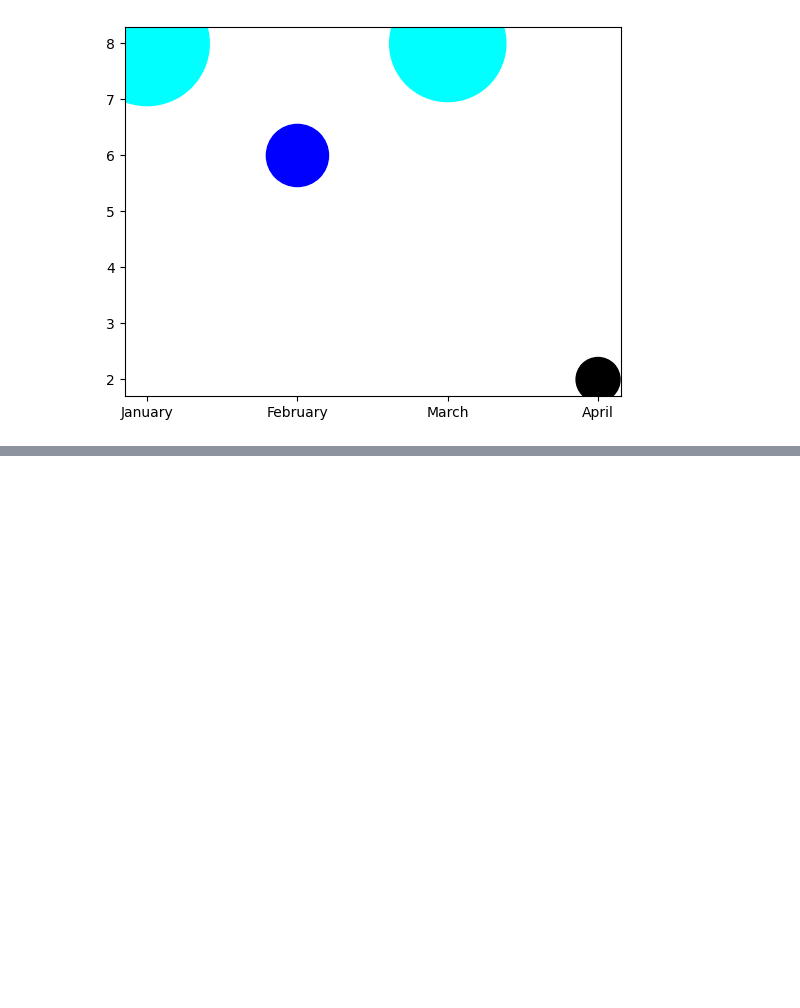
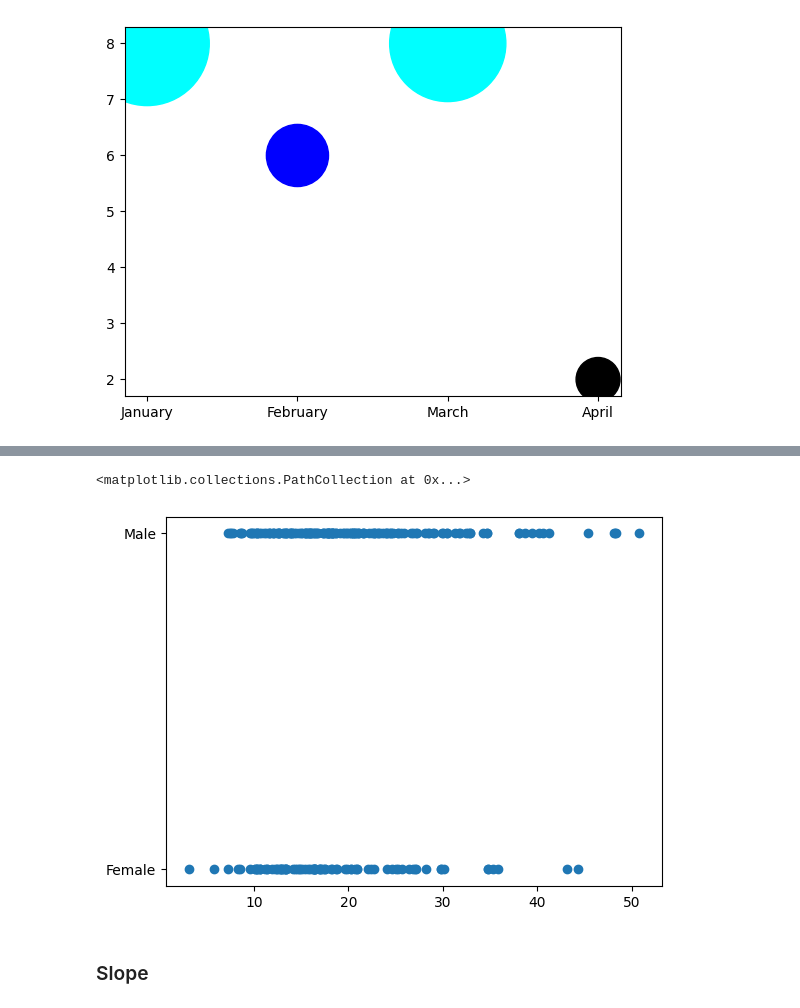
Before and after one commit to kazmierczakP/DataScienceNotebooks, a Jupyter notebook: Visualization.ipynb, the cells around one changed output, grey strips where cells are left out. Saved outputs shown, nothing was run; the diff lists cells and outputs as text; code cells hidden in the pictures; blank space fills up the shorter version.

```diff
--- a/Visualization.ipynb
+++ b/Visualization.ipynb
@@ -440,0 +462,7 @@ plt.scatter(df.index.month_name(),df['amount'],df['s']*1000,color=df['color'])
+# %%
+plt.scatter(tips['total_bill'],tips['sex'])
+# %% [output]
+<matplotlib.collections.PathCollection at 0x...>
+[figure, added]
+# %% [markdown]
+### Slope
```
Also changed, not shown: parts of 39 cells of this notebook.
